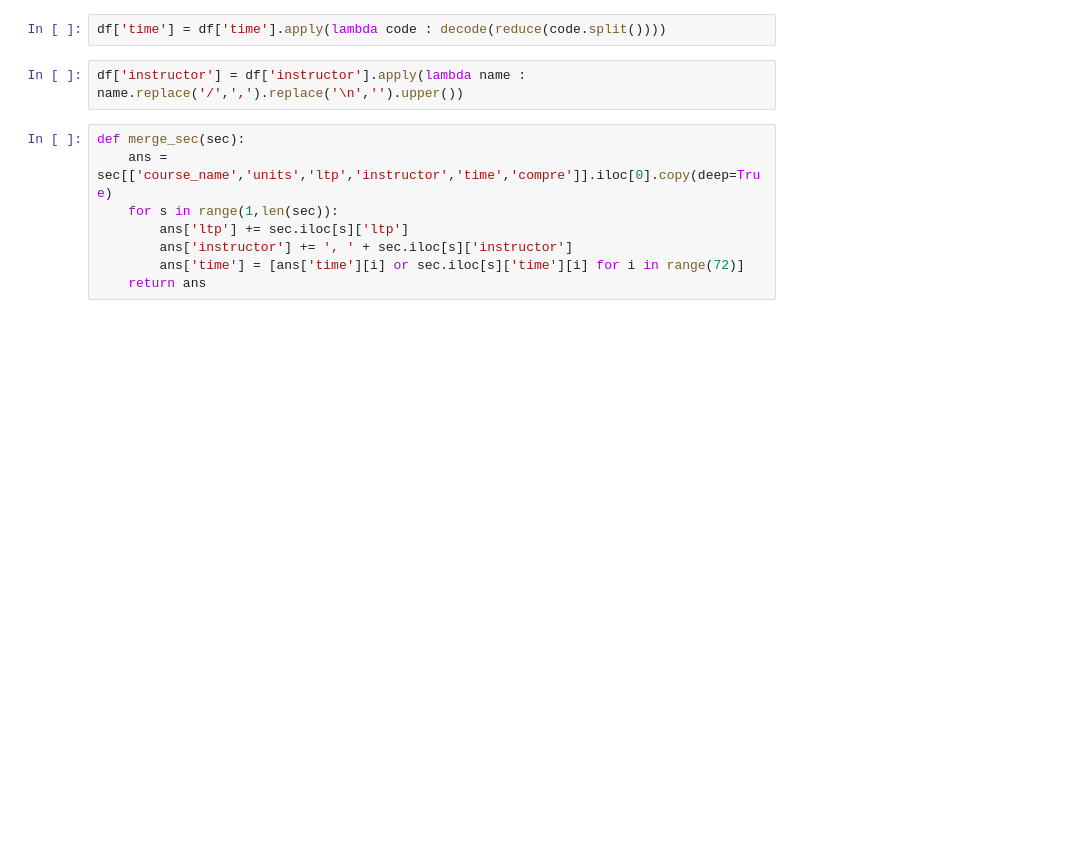
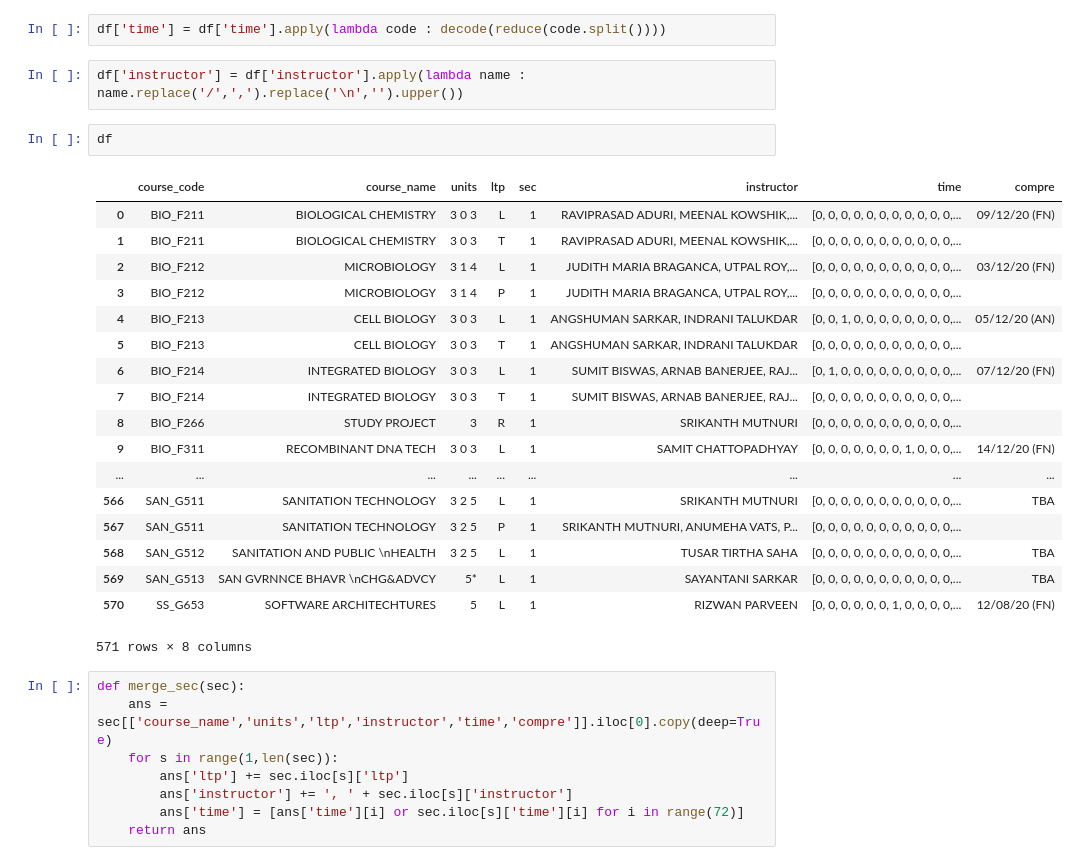
Before and after one commit to SadashayKanungo/SIMPOOLserver, a Jupyter notebook: resources/timeJSON.ipynb, the cells around one changed output. Saved outputs shown, nothing was run; the diff lists cells and outputs as text; blank space fills up the shorter version.

```diff
--- a/resources/timeJSON.ipynb
+++ b/resources/timeJSON.ipynb
@@ -63,6 +63,27 @@ def decode(codes):
 df['time'] = df['time'].apply(lambda code : decode(reduce(code.split())))
 # %%
 df['instructor'] = df['instructor'].apply(lambda name : name.replace('/',',').replace('\n','').upper())
+# %%
+df
+# %% [output]
+|  | course_code | course_name | units | ltp | sec | instructor | time | compre |
+| 0 | BIO_F211 | BIOLOGICAL CHEMISTRY | 3 0 3 | L | 1 | RAVIPRASAD ADURI, MEENAL KOWSHIK,... | [0, 0, 0, 0, 0, 0, 0, 0, 0, 0, 0,... | 09/12/20 (FN) |
+| 1 | BIO_F211 | BIOLOGICAL CHEMISTRY | 3 0 3 | T | 1 | RAVIPRASAD ADURI, MEENAL KOWSHIK,... | [0, 0, 0, 0, 0, 0, 0, 0, 0, 0, 0,... |  |
+| 2 | BIO_F212 | MICROBIOLOGY | 3 1 4 | L | 1 | JUDITH MARIA BRAGANCA, UTPAL ROY,... | [0, 0, 0, 0, 0, 0, 0, 0, 0, 0, 0,... | 03/12/20 (FN) |
+| 3 | BIO_F212 | MICROBIOLOGY | 3 1 4 | P | 1 | JUDITH MARIA BRAGANCA, UTPAL ROY,... | [0, 0, 0, 0, 0, 0, 0, 0, 0, 0, 0,... |  |
+| 4 | BIO_F213 | CELL BIOLOGY | 3 0 3 | L | 1 | ANGSHUMAN SARKAR, INDRANI TALUKDAR | [0, 0, 1, 0, 0, 0, 0, 0, 0, 0, 0,... | 05/12/20 (AN) |
+| 5 | BIO_F213 | CELL BIOLOGY | 3 0 3 | T | 1 | ANGSHUMAN SARKAR, INDRANI TALUKDAR | [0, 0, 0, 0, 0, 0, 0, 0, 0, 0, 0,... |  |
+| 6 | BIO_F214 | INTEGRATED BIOLOGY | 3 0 3 | L | 1 | SUMIT BISWAS, ARNAB BANERJEE, RAJ... | [0, 1, 0, 0, 0, 0, 0, 0, 0, 0, 0,... | 07/12/20 (FN) |
+| 7 | BIO_F214 | INTEGRATED BIOLOGY | 3 0 3 | T | 1 | SUMIT BISWAS, ARNAB BANERJEE, RAJ... | [0, 0, 0, 0, 0, 0, 0, 0, 0, 0, 0,... |  |
+| 8 | BIO_F266 | STUDY PROJECT | 3 | R | 1 | SRIKANTH MUTNURI | [0, 0, 0, 0, 0, 0, 0, 0, 0, 0, 0,... |  |
+| 9 | BIO_F311 | RECOMBINANT DNA TECH | 3 0 3 | L | 1 | SAMIT CHATTOPADHYAY | [0, 0, 0, 0, 0, 0, 0, 1, 0, 0, 0,... | 14/12/20 (FN) |
+| ... | ... | ... | ... | ... | ... | ... | ... | ... |
+| 566 | SAN_G511 | SANITATION TECHNOLOGY | 3 2 5 | L | 1 | SRIKANTH MUTNURI | [0, 0, 0, 0, 0, 0, 0, 0, 0, 0, 0,... | TBA |
+| 567 | SAN_G511 | SANITATION TECHNOLOGY | 3 2 5 | P | 1 | SRIKANTH MUTNURI, ANUMEHA VATS, P... | [0, 0, 0, 0, 0, 0, 0, 0, 0, 0, 0,... |  |
+| 568 | SAN_G512 | SANITATION AND PUBLIC \nHEALTH | 3 2 5 | L | 1 | TUSAR TIRTHA SAHA | [0, 0, 0, 0, 0, 0, 0, 0, 0, 0, 0,... | TBA |
+| 569 | SAN_G513 | SAN GVRNNCE BHAVR \nCHG&ADVCY | 5* | L | 1 | SAYANTANI SARKAR | [0, 0, 0, 0, 0, 0, 0, 0, 0, 0, 0,... | TBA |
+| 570 | SS_G653 | SOFTWARE ARCHITECHTURES | 5 | L | 1 | RIZWAN PARVEEN | [0, 0, 0, 0, 0, 0, 1, 0, 0, 0, 0,... | 12/08/20 (FN) |
+571 rows × 8 columns
 # %%
 def merge_sec(sec):
     ans = sec[['course_name','units','ltp','instructor','time','compre']].iloc[0].copy(deep=True)
```
Also changed, not shown: parts of 4 cells of this notebook, 5 other files.
